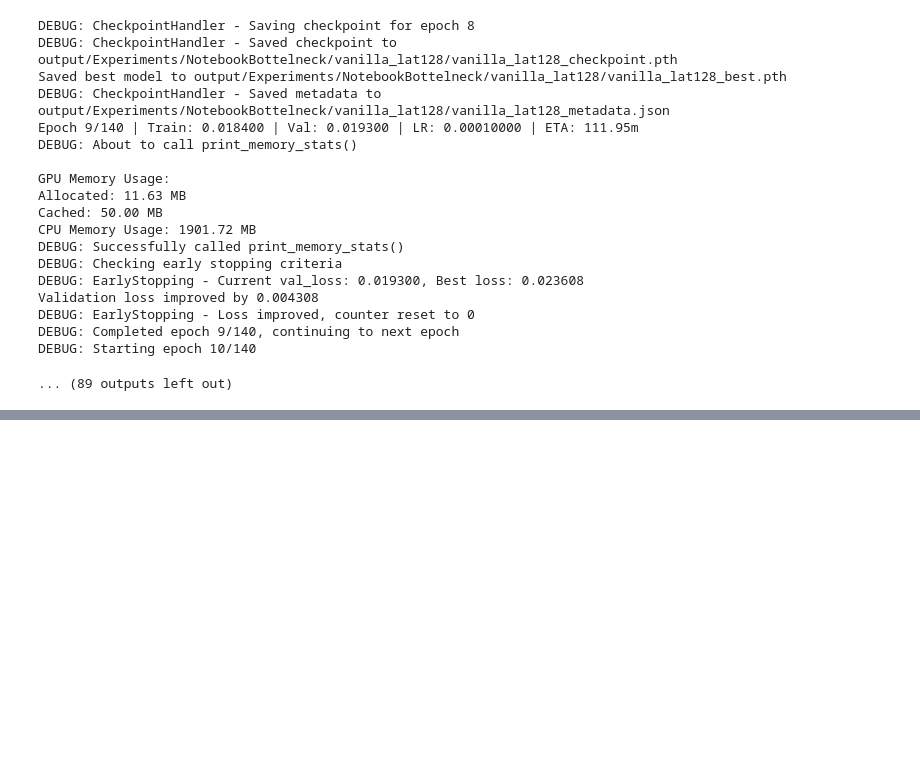
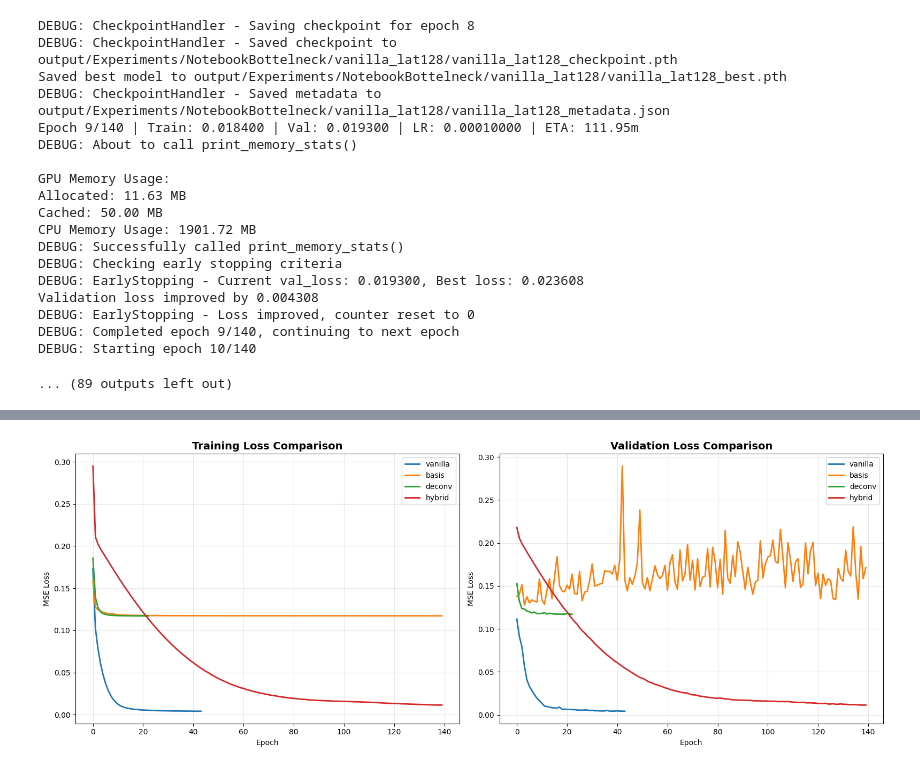
Before and after one commit to figoo210/unsupervised-parkinsons-imaging, a Jupyter notebook: bottleneck_latent_optimization_analysis.ipynb, the cells around one changed output, grey strips where cells are left out. Saved outputs shown, nothing was run; the diff lists cells and outputs as text; code cells hidden in the pictures; blank space fills up the shorter version.

Commit message:
fixed trained models

```diff
--- a/bottleneck_latent_optimization_analysis.ipynb
+++ b/bottleneck_latent_optimization_analysis.ipynb
@@ -537,0 +542,20 @@ DEBUG: Starting epoch 10/140
+# %%
+# Create results summary dataframe
+results_data = []
+for variant, latent_dim, bshape, groups in settings:
+    if variant in histories:
+        history = histories[variant]
+        results_data.append({
+            "Variant": variant,
+            "Latent Dim": latent_dim,
+            "Bottleneck Shape": str(bshape),
+            "Groups": groups,
+            "Final Train Loss": history["train"][-1],
+            "Final Val Loss": history["val"][-1],
+            "Best Val Loss": min(history["val"]),
+            "Parameters": count_parameters(build_model(variant, latent_dim, bshape, groups))
+        })
+
+results_df = pd.DataFrame(results_data)
+results_df["Params (M)"] = results_df["Parameters"] / 1e6
+display(results_df)
@@ -537,0 +568,27 @@ DEBUG: Starting epoch 10/140
+# %%
+# Plot training and validation losses
+fig, axes = plt.subplots(1, 2, figsize=(16, 6))
+
+# Training losses
+for variant in histories.keys():
+    axes[0].plot(histories[variant]["train"], label=variant, linewidth=2)
+axes[0].set_title("Training Loss Comparison", fontsize=14, fontweight='bold')
+axes[0].set_xlabel("Epoch")
+axes[0].set_ylabel("MSE Loss")
+axes[0].legend()
+axes[0].grid(alpha=0.3)
+
+# Validation losses
+for variant in histories.keys():
+    axes[1].plot(histories[variant]["val"], label=variant, linewidth=2)
+axes[1].set_title("Validation Loss Comparison", fontsize=14, fontweight='bold')
+axes[1].set_xlabel("Epoch")
+axes[1].set_ylabel("MSE Loss")
+axes[1].legend()
+axes[1].grid(alpha=0.3)
+
+plt.tight_layout()
+plt.savefig(os.path.join(output_dir, "loss_comparison.png"), dpi=300, bbox_inches='tight')
+plt.show()
+# %% [output]
+[figure, added]
```
Also changed, not shown: parts of 16 cells of this notebook, 1 other file.
